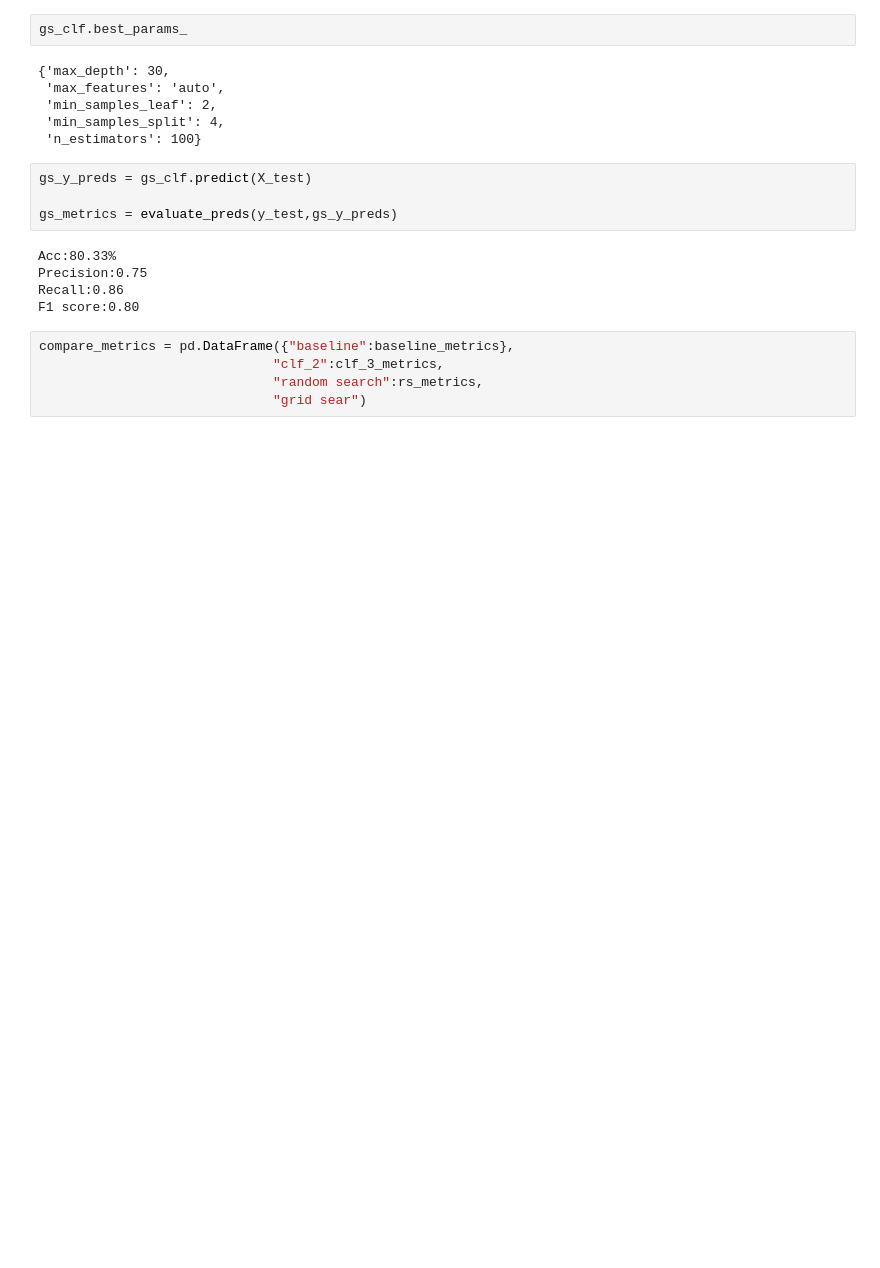
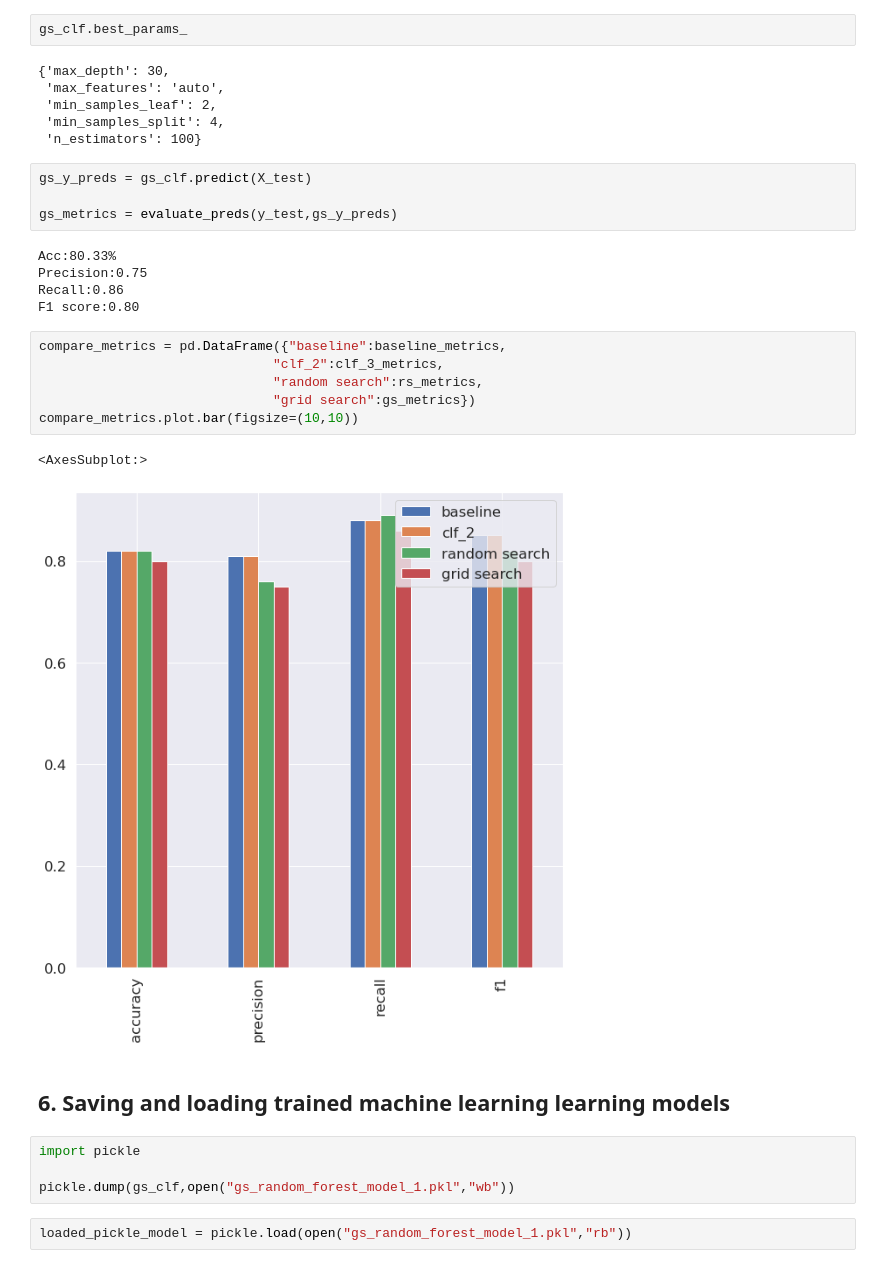
Before and after one commit to my-playing-field/data-science-demos, a Jupyter notebook: introduction-to-scikit-learn.ipynb, the cells around one changed output. Cells and saved outputs as stored; diff of their text form; blank space fills up the shorter version.

Commit message:
Saving and loading a model

```diff
--- a/introduction-to-scikit-learn.ipynb
+++ b/introduction-to-scikit-learn.ipynb
@@ -1497,7 +1497,19 @@ Precision:0.75
 Recall:0.86
 F1 score:0.80
 # %%
-compare_metrics = pd.DataFrame({"baseline":baseline_metrics},
+compare_metrics = pd.DataFrame({"baseline":baseline_metrics,
                               "clf_2":clf_3_metrics,
                               "random search":rs_metrics,
-                              "grid sear")
+                              "grid search":gs_metrics})
+compare_metrics.plot.bar(figsize=(10,10))
+# %% [output]
+<AxesSubplot:>
+[figure, added]
+# %% [markdown]
+## 6. Saving and loading trained machine learning learning models
+# %%
+import pickle
+
+pickle.dump(gs_clf,open("gs_random_forest_model_1.pkl","wb"))
+# %%
+loaded_pickle_model = pickle.load(open("gs_random_forest_model_1.pkl","rb"))
```
Also changed, not shown: parts of 12 cells of this notebook, 2 other files.
